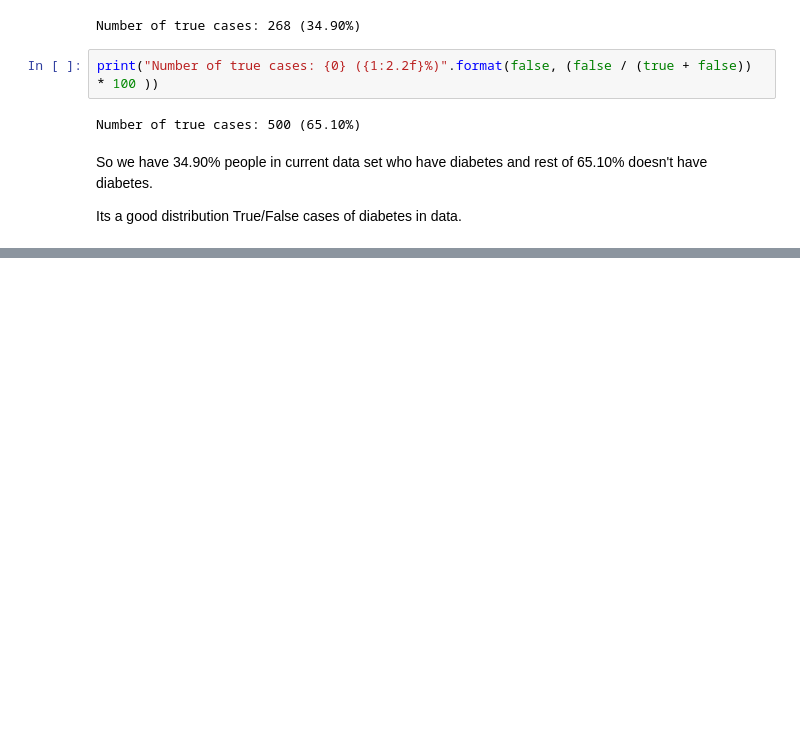
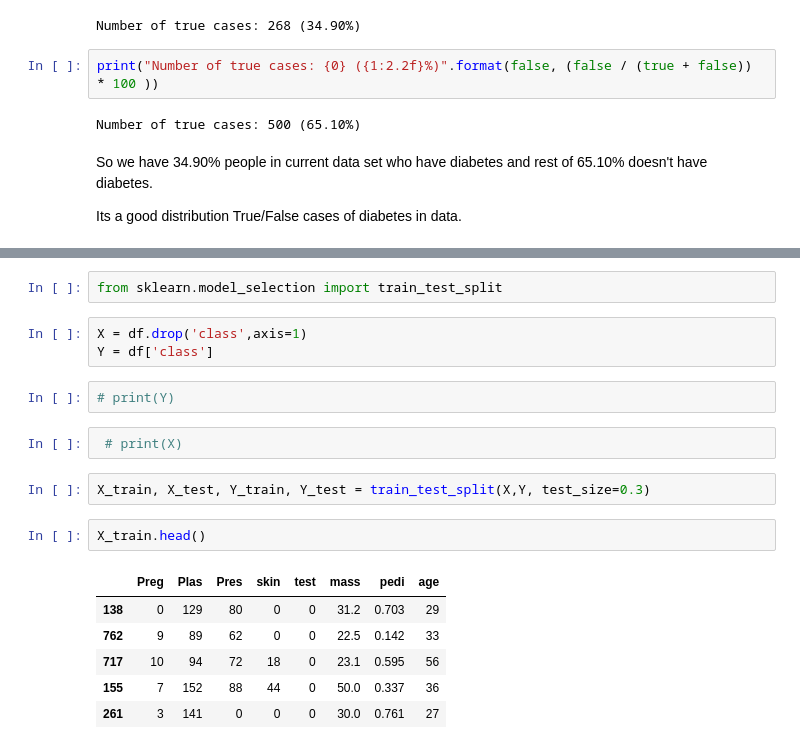
Before and after one commit to Somnathpaul/Diabetes-prediction, a Jupyter notebook: Diabetes prediction.ipynb, the cells around one changed output, grey strips where cells are left out. Drawn from its saved outputs; the diff is of its cells as text; blank space fills up the shorter version.

Commit message:
model trained

```diff
--- a/Diabetes prediction.ipynb
+++ b/Diabetes prediction.ipynb
@@ -154,0 +159,20 @@ Its a good distribution True/False cases of diabetes in data.
+# %%
+from sklearn.model_selection import train_test_split
+# %%
+X = df.drop('class',axis=1)
+Y = df['class']
+# %%
+# print(Y)
+# %%
+ # print(X)
+# %%
+X_train, X_test, Y_train, Y_test = train_test_split(X,Y, test_size=0.3)
+# %%
+X_train.head()
+# %% [output]
+|  | Preg | Plas | Pres | skin | test | mass | pedi | age |
+| 138 | 0 | 129 | 80 | 0 | 0 | 31.2 | 0.703 | 29 |
+| 762 | 9 | 89 | 62 | 0 | 0 | 22.5 | 0.142 | 33 |
+| 717 | 10 | 94 | 72 | 18 | 0 | 23.1 | 0.595 | 56 |
+| 155 | 7 | 152 | 88 | 44 | 0 | 50.0 | 0.337 | 36 |
+| 261 | 3 | 141 | 0 | 0 | 0 | 30.0 | 0.761 | 27 |
```
Also changed, not shown: parts of 12 cells of this notebook.
